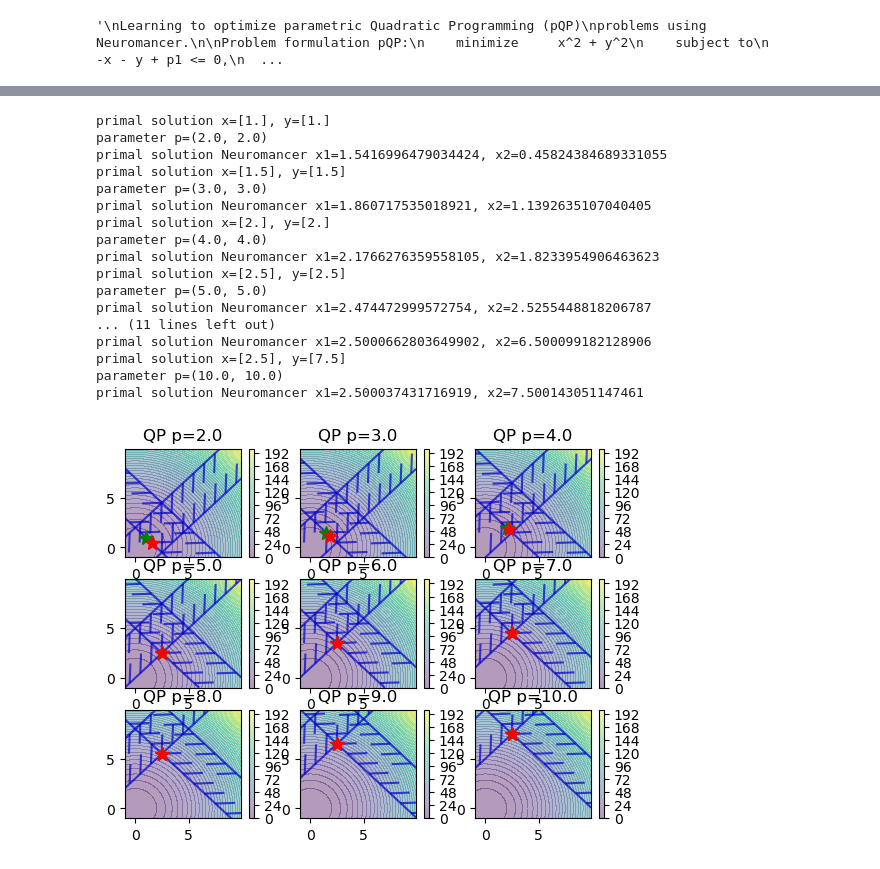
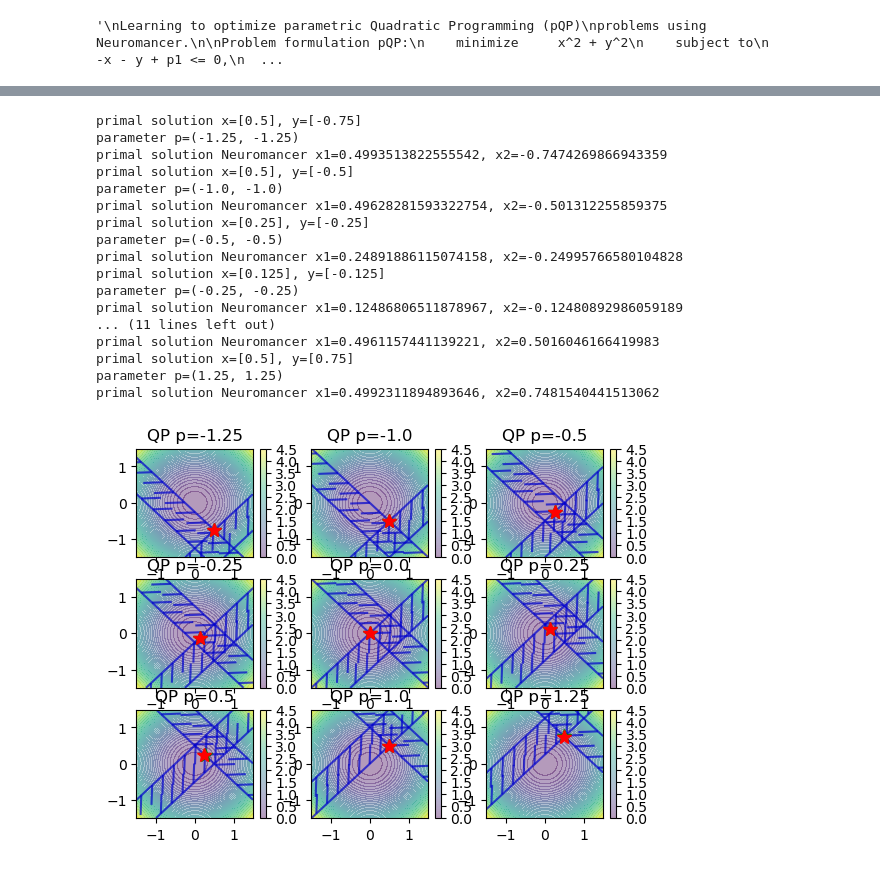
Before and after one commit to pnnl/LOPO, a Jupyter notebook: New_Experiments/pQp_example_ADMM_withTrainedMetric.ipynb, the cells around one changed output, grey strips where cells are left out. Cells and saved outputs as stored; diff of their text form; code cells hidden in the pictures.

```diff
--- a/New_Experiments/pQp_example_ADMM_withTrainedMetric.ipynb
+++ b/New_Experiments/pQp_example_ADMM_withTrainedMetric.ipynb
@@ -37,9 +37,9 @@ from neuromancer.system import Node
 """
 data_seed = 408
 np.random.seed(data_seed)
-nsim = 2000  # number of datapoints: increase sample density for more robust results
+nsim = 200  # number of datapoints: increase sample density for more robust results
 # create dictionaries with sampled datapoints with uniform distribution
-p_low, p_high = 1.0, 11.0
+p_low, p_high = -2.0, 2.0
 samples_train = {"p1": torch.FloatTensor(nsim, 1).uniform_(p_low, p_high),
                     "p2": torch.FloatTensor(nsim, 1).uniform_(p_low, p_high)}
 samples_dev = {"p1": torch.FloatTensor(nsim, 1).uniform_(p_low, p_high),
@@ -199,11 +199,11 @@ def f_obj(x,parms):
 '''
 def F_ineq(x,parms):
     c_1 = -x[0] - x[1] + parms[0]
-    c_2 = x[0] + x[1] - parms[0] - 5
-    c_3 = x[0] - x[1] + parms[1] - 5
+    c_2 = x[0] + x[1] - parms[0] - 1
+    c_3 = x[0] - x[1] + parms[1] - 1
     c_4 = -x[0] + x[1] - parms[1]
     return torch.stack((c_1,c_2,c_3,c_4))
-num_steps = 5 # number of DR iterations to take
+num_steps = 20 # number of DR iterations to take
 x_dim = 2 # dimension of primal variable
 n_ineq = 4 #number of inequality constraints
 parm_dim = 2 #number of problem parameters
@@ -212,12 +212,10 @@ parm_dim = 2 #number of problem parameters
 
 
 #metric scaling parameters
-initial_lb_P = 1e-6
-initial_ub_P = 1e6
-lb_P = 1.0/10.0
-ub_P = 10.0
+lb_P = 1.0/5.0
+ub_P = 5.0
 scl_lb_P = 0.05
-scl_ub_P = 1.0
+scl_ub_P = 0.5
 
 met = am.ParametricDiagonal(x_dim+n_ineq,parm_dim,ub_P,lb_P,scl_ub_P,scl_lb_P )
 
@@ -241,8 +239,8 @@ ADMM_correction = Node(solver,['x_predicted','xi'],['x','r_gap','s_gap','x_histo
 components = [features, sol_map, ADMM_correction]
 r_gap = variable("r_gap")
 s_gap = variable("s_gap")
-#f_cnv = (r_gap)**2 + (s_gap)**2
-f_cnv = (r_gap)**2
+f_cnv = (r_gap)**2 + (s_gap)**2
+#f_cnv = (r_gap)**2
 #f_cnv = (s_gap)**2
 cnv_obj = f_cnv.minimize(weight=1e8, name='cnv_obj')
 objectives = [cnv_obj]
@@ -325,8 +323,8 @@ def QP_param(p1, p2):
     y = cp.Variable(1)
     prob = cp.Problem(cp.Minimize(x ** 2 + y ** 2),
                         [-x - y + p1 <= 0,
-                        x + y - p1 - 5 <= 0,
-                        x - y + p2 - 5 <= 0,
+                        x + y - p1 - 1 <= 0,
+                        x - y + p2 - 1 <= 0,
                         -x + y - p2 <= 0])
     return prob, x, y
 
@@ -335,9 +333,9 @@ def QP_param(p1, p2):
 Plots
 """
 # test problem parameters
-params = [2.0, 3.0, 4.0, 5.0, 6.0, 7.0, 8.0, 9.0, 10.0]
-x1 = np.arange(-1.0, 10.0, 0.05)
-y1 = np.arange(-1.0, 10.0, 0.05)
+params = [-1.25, -1.0, -0.5, -0.25, 0.0, 0.25, 0.5, 1.0, 1.25]
+x1 = np.arange(-1.5, 1.5, 0.01)
+y1 = np.arange(-1.5, 1.5, 0.01)
 xx, yy = np.meshgrid(x1, y1)
 fig, ax = plt.subplots(3,3)
 row_id = 0
@@ -353,8 +351,8 @@ for i, p in enumerate(params):
     ax[row_id, column_id].set_title(f'QP p={p}')
 
     c1 = xx + yy - p
-    c2 = -xx - yy + p + 5
-    c3 = -xx + yy - p + 5
+    c2 = -xx - yy + p + 1
+    c3 = -xx + yy - p + 1
     c4 = xx - yy + p
     cg1 = ax[row_id, column_id].contour(xx, yy, c1, [0], colors='mediumblue', alpha=0.7)
     cg2 = ax[row_id, column_id].contour(xx, yy, c2, [0], colors='mediumblue', alpha=0.7)
@@ -411,8 +409,8 @@ def eval_constraints(x, y, p1, p2):
     evaluate mean constraints violations
     """
     con_1_viol = np.maximum(0, -x - y + p1)
-    con_2_viol = np.maximum(0, x + y - p1 - 5)
-    con_3_viol = np.maximum(0, x - y + p2 - 5)
+    con_2_viol = np.maximum(0, x + y - p1 - 1)
+    con_3_viol = np.maximum(0, x - y + p2 - 1)
     con_4_viol = np.maximum(0, -x + y - p2)
     con_viol = con_1_viol + con_2_viol + con_3_viol + con_4_viol
     con_viol_mean = np.mean(con_viol)
@@ -486,47 +484,47 @@ print('MSE primal optimizers no DR:', err_primal)
 err_obj = np.abs(solver_obj_mean - nm_obj_mean) / solver_obj_mean * 100
 print(f'mean objective value discrepancy np DR: {err_obj:.2f} % \n')
 
 
 
 # Evaluate neuromancer solution
 print(f'Solution for {nsim} problems via Neuromancer obtained in {nm_time:.4f} seconds')
 nm_con_viol_mean = eval_constraints(x_nm, y_nm, p1_vec, p2_vec)
 print(f'Neuromancer mean constraints violation {nm_con_viol_mean:.4f}')
 nm_obj_mean = eval_objective(x_nm, y_nm)
 print(f'Neuromancer mean objective value {nm_obj_mean:.4f}')
 
 
 # neuromancer solver comparison
 speedup_factor = solver_time/nm_time
 print(f'Solution speedup factor {speedup_factor:.4f}')
 
 # Difference in primal optimizers0
 dx = (x_solver - x_nm)[:,0]
 dy = (y_solver - y_nm)[:,0]
 err_x = np.mean(dx**2)
 err_y = np.mean(dy**2)
 err_primal = err_x + err_y
 print('MSE primal optimizers:', err_primal)
 
 # Difference in objective
 err_obj = np.abs(solver_obj_mean - nm_obj_mean) / solver_obj_mean * 100
 print(f'mean objective value discrepancy: {err_obj:.2f} %')
 # %% [output]
-primal solution x=[1.], y=[1.]
-parameter p=(2.0, 2.0)
-primal solution Neuromancer x1=1.5416996479034424, x2=0.45824384689331055
-primal solution x=[1.5], y=[1.5]
-parameter p=(3.0, 3.0)
-primal solution Neuromancer x1=1.860717535018921, x2=1.1392635107040405
-primal solution x=[2.], y=[2.]
-parameter p=(4.0, 4.0)
-primal solution Neuromancer x1=2.1766276359558105, x2=1.8233954906463623
-primal solution x=[2.5], y=[2.5]
-parameter p=(5.0, 5.0)
-primal solution Neuromancer x1=2.474472999572754, x2=2.5255448818206787
+primal solution x=[0.5], y=[-0.75]
+parameter p=(-1.25, -1.25)
+primal solution Neuromancer x1=0.4993513822555542, x2=-0.7474269866943359
+primal solution x=[0.5], y=[-0.5]
+parameter p=(-1.0, -1.0)
+primal solution Neuromancer x1=0.49628281593322754, x2=-0.501312255859375
+primal solution x=[0.25], y=[-0.25]
+parameter p=(-0.5, -0.5)
+primal solution Neuromancer x1=0.24891886115074158, x2=-0.24995766580104828
+primal solution x=[0.125], y=[-0.125]
+parameter p=(-0.25, -0.25)
+primal solution Neuromancer x1=0.12486806511878967, x2=-0.12480892986059189
 ... (11 lines left out)
-primal solution Neuromancer x1=2.5000662803649902, x2=6.500099182128906
-primal solution x=[2.5], y=[7.5]
-parameter p=(10.0, 10.0)
-primal solution Neuromancer x1=2.500037431716919, x2=7.500143051147461
+primal solution Neuromancer x1=0.4961157441139221, x2=0.5016046166419983
+primal solution x=[0.5], y=[0.75]
+parameter p=(1.25, 1.25)
+primal solution Neuromancer x1=0.4992311894893646, x2=0.7481540441513062
-[figure, old version]
+[figure, new version]
```
Also changed, not shown: parts of 12 cells of this notebook, 3 other files.
